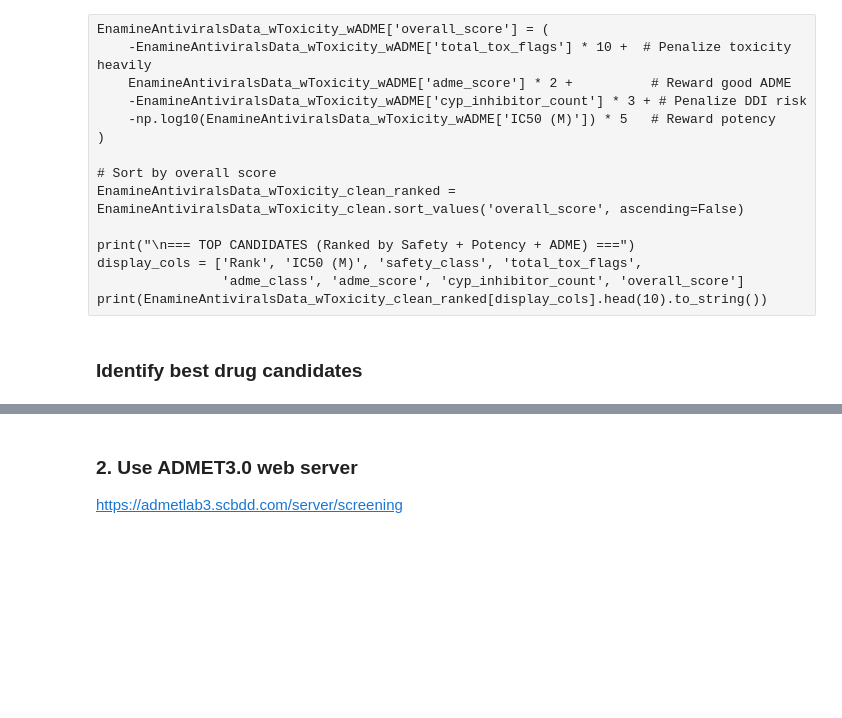
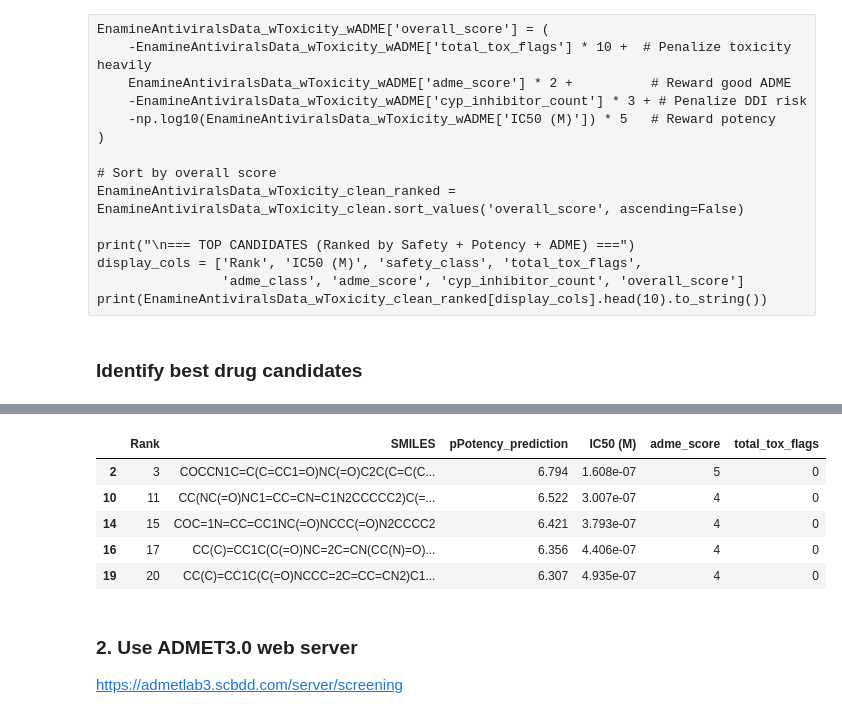
Before and after one commit to soumyadeepghosh35/DTRA_DrugDesign, a Jupyter notebook: PubchemData/Step6_Toxicity_AllVirus.ipynb, the cells around one changed output, grey strips where cells are left out. Saved outputs shown, nothing was run; the diff lists cells and outputs as text; code cells hidden in the pictures; blank space fills up the shorter version.

Commit message:
added predictions for Zaire ebola

```diff
--- a/PubchemData/Step6_Toxicity_AllVirus.ipynb
+++ b/PubchemData/Step6_Toxicity_AllVirus.ipynb
@@ -459,6 +459,18 @@ Found 5 compounds with:
 | 14 | 15 | COC=1N=CC=CC1NC(=O)NCCC(=O)N2CCCC2 | 6.421 | 3.793e-07 | 1 | 1 | ... |
 | 16 | 17 | CC(C)=CC1C(C(=O)NC=2C=CN(CC(N)=O)... | 6.356 | 4.406e-07 | 1 | 1 | ... |
 | 19 | 20 | CC(C)=CC1C(C(=O)NCCC=2C=CC=CN2)C1... | 6.307 | 4.935e-07 | 1 | 1 | ... |
+# %%
+EnamineBestCandidates_wToxicity = EnamineBestCandidates.filter(
+    items=['Rank', 'SMILES', 'pPotency_prediction', 'IC50 (M)', 'adme_score', 'total_tox_flags']
+)
+EnamineBestCandidates_wToxicity
+# %% [output]
+|  | Rank | SMILES | pPotency_prediction | IC50 (M) | adme_score | total_tox_flags |
+| 2 | 3 | COCCN1C=C(C=CC1=O)NC(=O)C2C(C=C(C... | 6.794 | 1.608e-07 | 5 | 0 |
+| 10 | 11 | CC(NC(=O)NC1=CC=CN=C1N2CCCCC2)C(=... | 6.522 | 3.007e-07 | 4 | 0 |
+| 14 | 15 | COC=1N=CC=CC1NC(=O)NCCC(=O)N2CCCC2 | 6.421 | 3.793e-07 | 4 | 0 |
+| 16 | 17 | CC(C)=CC1C(C(=O)NC=2C=CN(CC(N)=O)... | 6.356 | 4.406e-07 | 4 | 0 |
+| 19 | 20 | CC(C)=CC1C(C(=O)NCCC=2C=CC=CN2)C1... | 6.307 | 4.935e-07 | 4 | 0 |
 # %% [markdown]
 ### 2. Use ADMET3.0 web server
 
```
Also changed, not shown: parts of 1 cell of this notebook, 3 other files.
